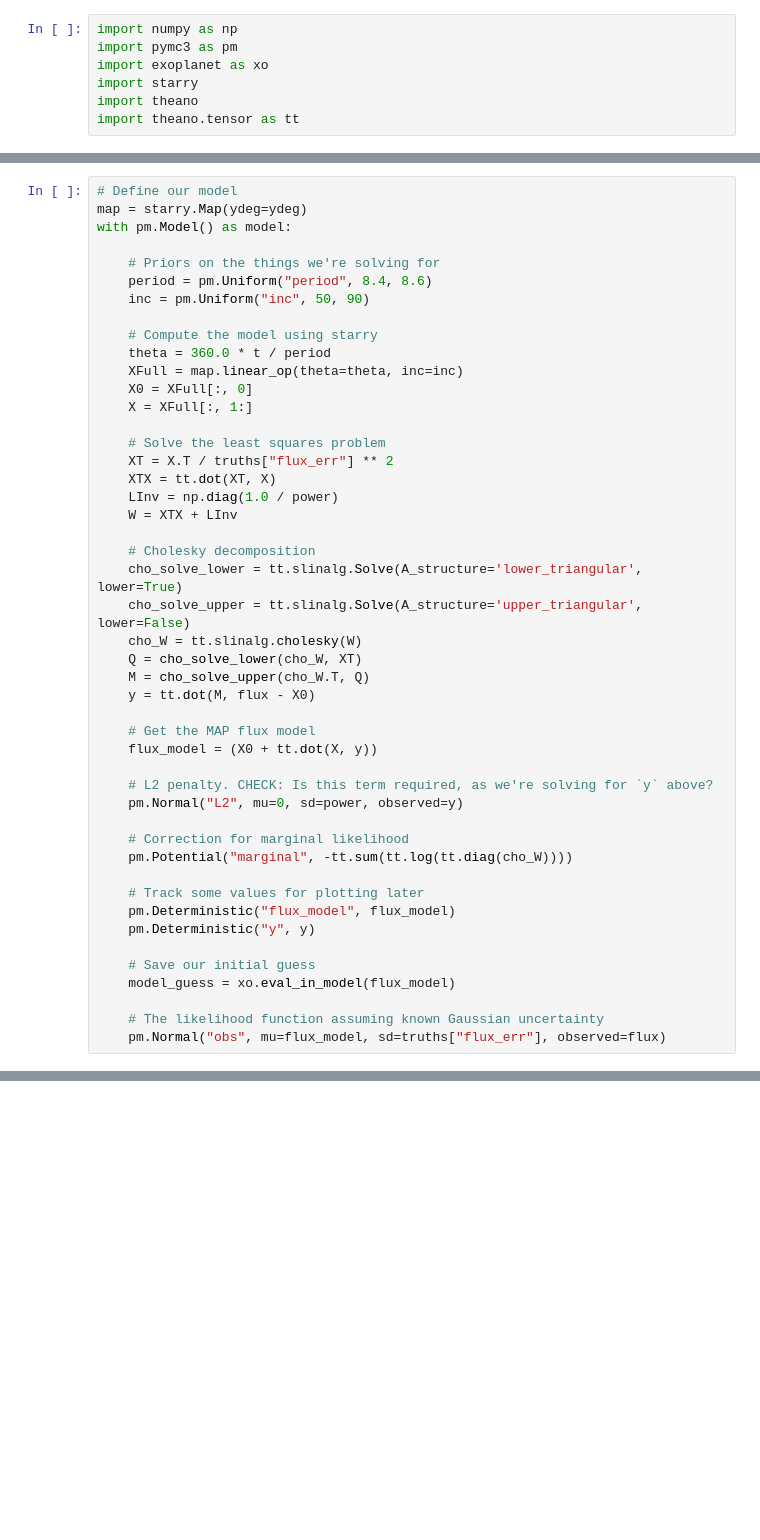
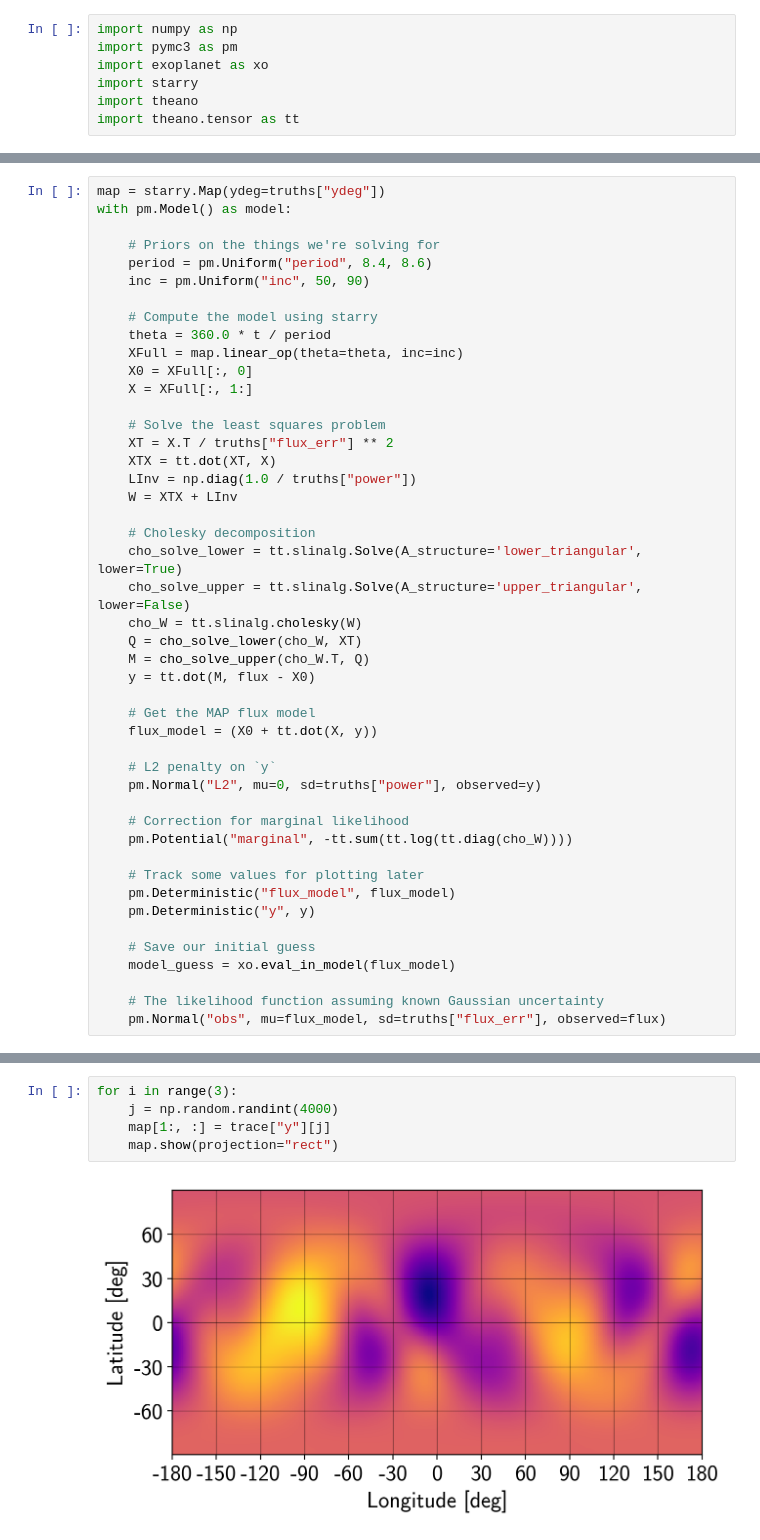
Before and after one commit to rodluger/starry, a Jupyter notebook: notebooks/Chemex.ipynb, the cells around one changed output, grey strips where cells are left out. Drawn from its saved outputs; the diff is of its cells as text; blank space fills up the shorter version.

```diff
--- a/notebooks/Chemex.ipynb
+++ b/notebooks/Chemex.ipynb
@@ -76,6 +94,5 @@ ax.set_ylabel("Flux");
 # %%
-# Define our model
-map = starry.Map(ydeg=ydeg)
+map = starry.Map(ydeg=truths["ydeg"])
 with pm.Model() as model:
 
     # Priors on the things we're solving for
@@ -91,7 +108,7 @@ with pm.Model() as model:
     # Solve the least squares problem
     XT = X.T / truths["flux_err"] ** 2
     XTX = tt.dot(XT, X)
-    LInv = np.diag(1.0 / power)
+    LInv = np.diag(1.0 / truths["power"])
     W = XTX + LInv
 
     # Cholesky decomposition
@@ -105,8 +122,8 @@ with pm.Model() as model:
     # Get the MAP flux model
     flux_model = (X0 + tt.dot(X, y))
 
-    # L2 penalty. CHECK: Is this term required, as we're solving for `y` above?
-    pm.Normal("L2", mu=0, sd=power, observed=y)
+    # L2 penalty on `y`
+    pm.Normal("L2", mu=0, sd=truths["power"], observed=y)
 
     # Correction for marginal likelihood
     pm.Potential("marginal", -tt.sum(tt.log(tt.diag(cho_W))))
@@ -147,0 +179,7 @@ corner.corner(samples, truths=[truths["period"], truths["inc"]]);
+# %%
+for i in range(3):
+    j = np.random.randint(4000)
+    map[1:, :] = trace["y"][j]
+    map.show(projection="rect")
+# %% [output]
+[figure, added]
```
Also changed, not shown: parts of 19 cells of this notebook.
